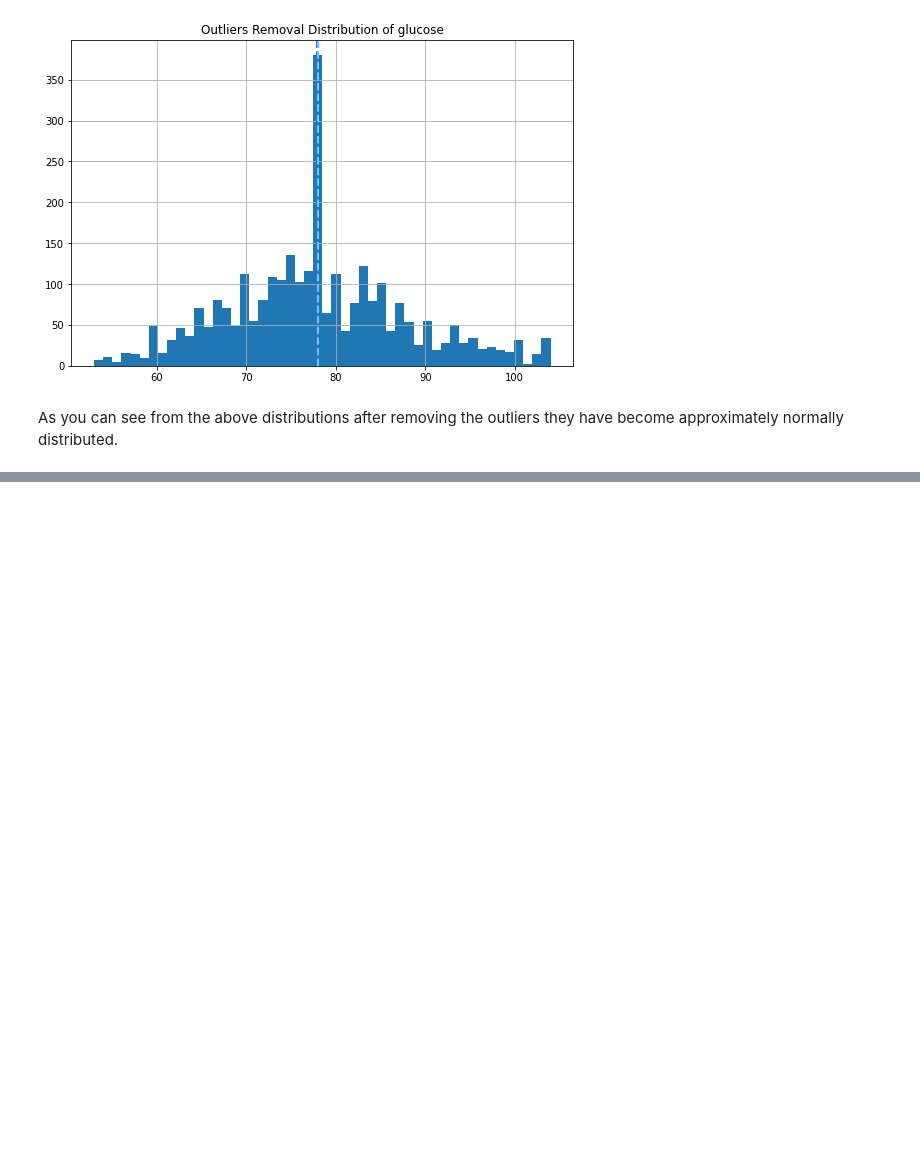
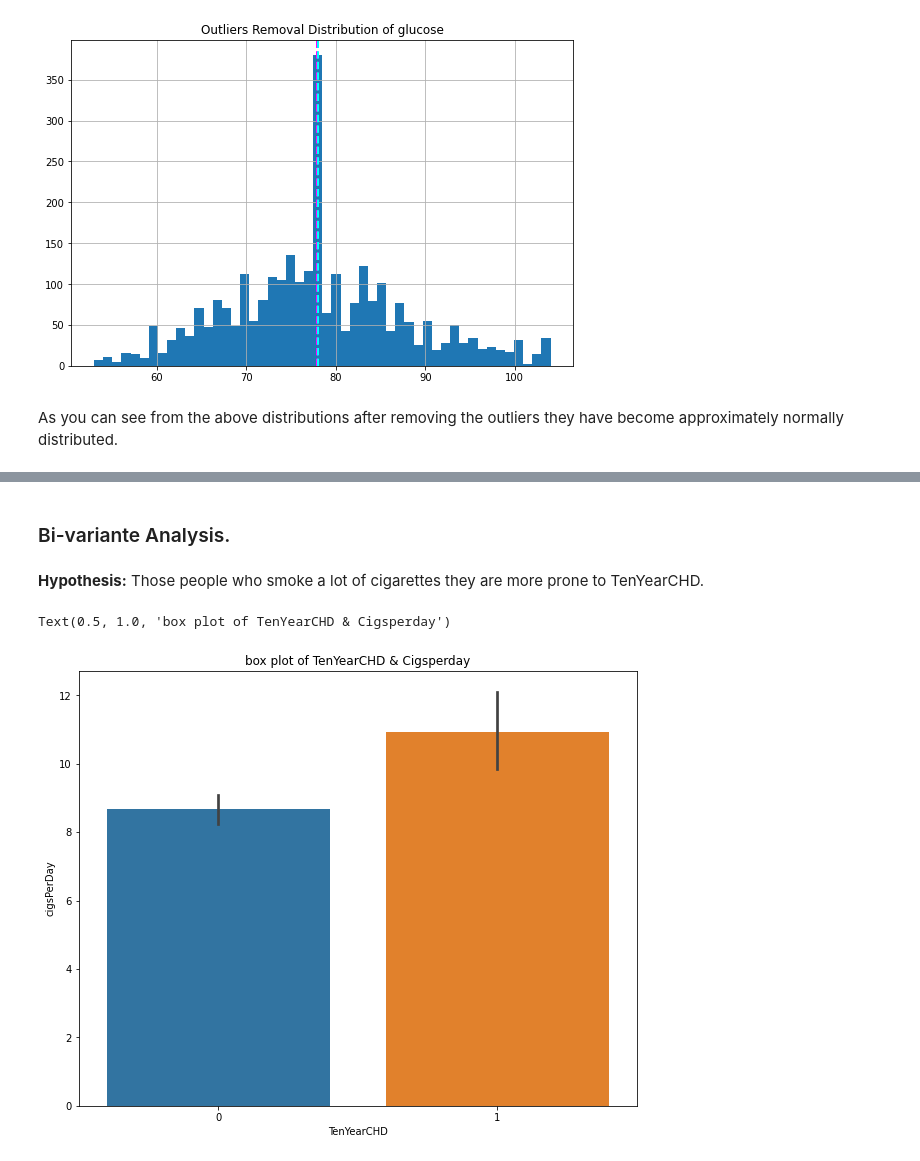
Before and after one commit to Shourya306/Cardio-Vascular-Risk-Prediction-Classification, a Jupyter notebook: Cardiovascular_Risk_Prediction_Classification.ipynb, the cells around one changed output, grey strips where cells are left out. Cells and saved outputs as stored; diff of their text form; code cells hidden in the pictures; blank space fills up the shorter version.

```diff
--- a/Cardiovascular_Risk_Prediction_Classification.ipynb
+++ b/Cardiovascular_Risk_Prediction_Classification.ipynb
@@ -326,0 +360,12 @@ As you can see from the above distributions after removing the outliers they hav
+# %% [markdown]
+### Bi-variante Analysis.
+# %% [markdown]
+**Hypothesis:** Those people who smoke a lot of cigarettes they are more prone to TenYearCHD.
+# %%
+# Understanding the relationship between target variable and cigsperday.
+plt.figure(figsize = (10,8))
+sns.barplot(y = cardio_df['cigsPerDay'], x = cardio_df['TenYearCHD'])
+plt.title('box plot of TenYearCHD & Cigsperday')
+# %% [output]
+Text(0.5, 1.0, 'box plot of TenYearCHD & Cigsperday')
+[figure, added]
```
Also changed, not shown: parts of 13 cells of this notebook.
